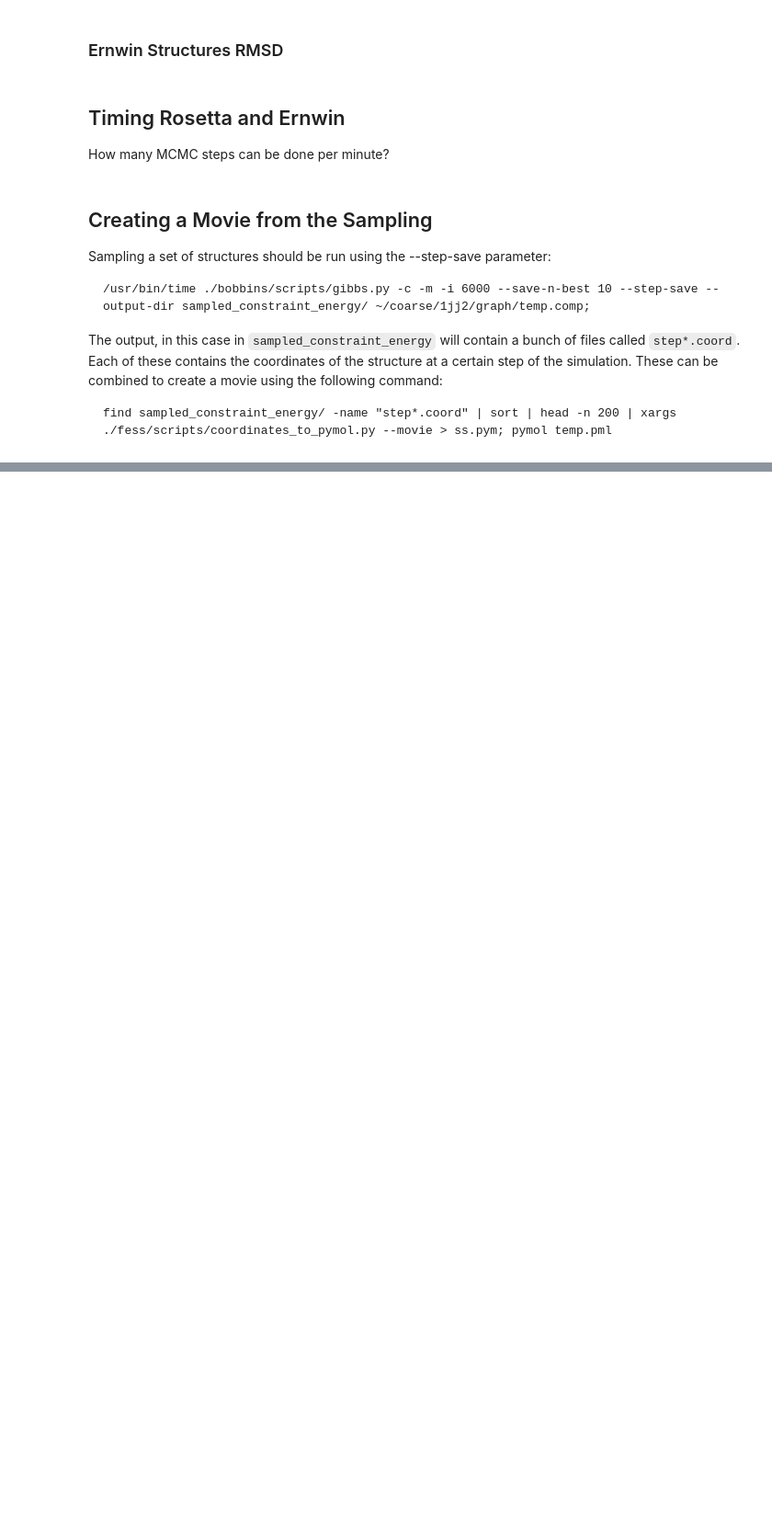
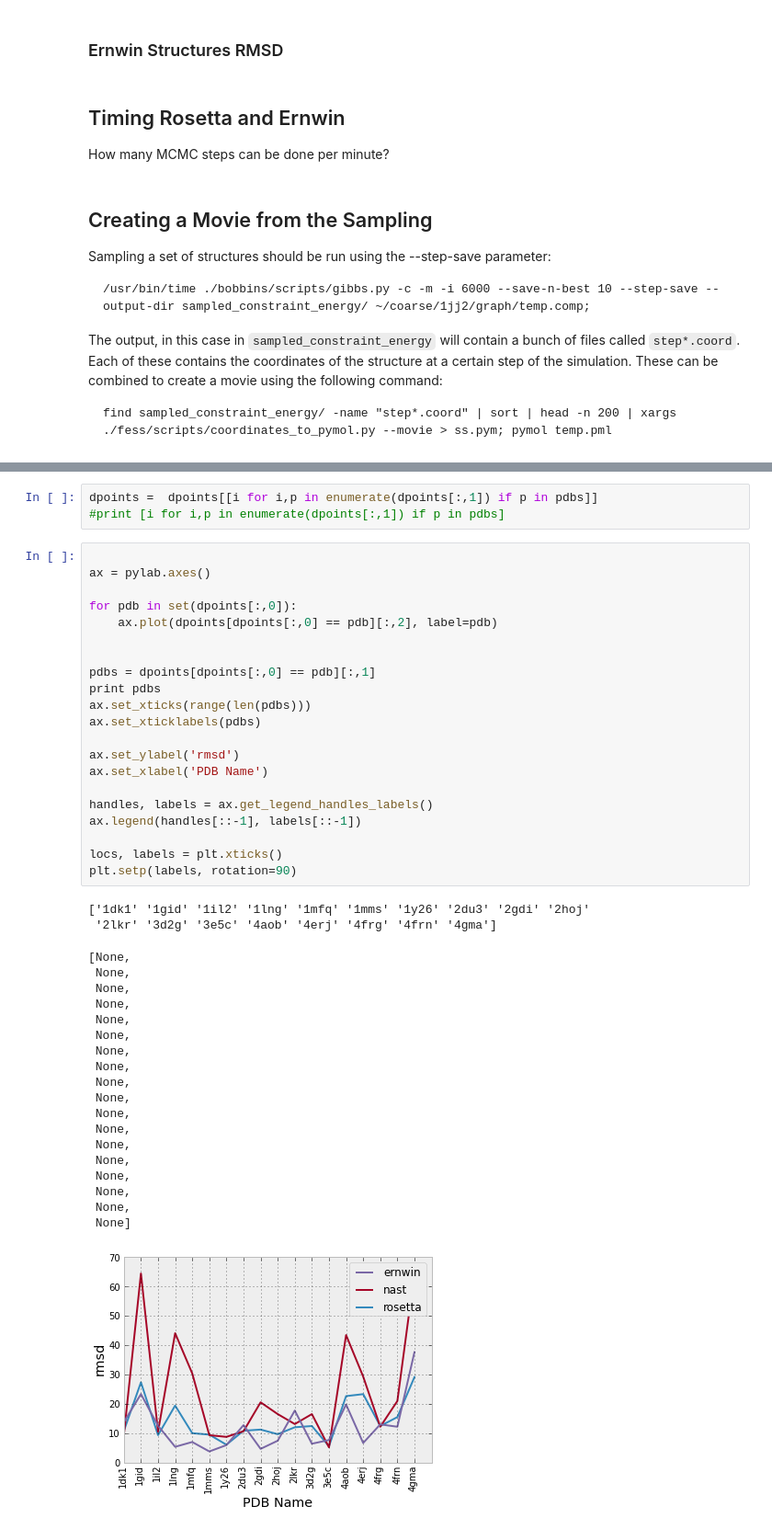
Before and after one commit to ViennaRNA/ernwin, a Jupyter notebook: ipy_notebook_ernwin.ipynb, the cells around one changed output, grey strips where cells are left out. Shown at 92% size. Saved outputs shown, nothing was run; the diff lists cells and outputs as text; blank space fills up the shorter version.

Commit message:
RMSD analysis stuff

```diff
--- a/ipy_notebook_ernwin.ipynb
+++ b/ipy_notebook_ernwin.ipynb
@@ -819,0 +984,46 @@ The output, in this case in `sampled_constraint_energy` will contain a bunch of
+# %%
+dpoints =  dpoints[[i for i,p in enumerate(dpoints[:,1]) if p in pdbs]]
+#print [i for i,p in enumerate(dpoints[:,1]) if p in pdbs]
+# %%
+
+ax = pylab.axes()
+
+for pdb in set(dpoints[:,0]):
+    ax.plot(dpoints[dpoints[:,0] == pdb][:,2], label=pdb)
+
+
+pdbs = dpoints[dpoints[:,0] == pdb][:,1]
+print pdbs
+ax.set_xticks(range(len(pdbs)))
+ax.set_xticklabels(pdbs)
+
+ax.set_ylabel('rmsd')
+ax.set_xlabel('PDB Name')
+
+handles, labels = ax.get_legend_handles_labels()
+ax.legend(handles[::-1], labels[::-1])
+
+locs, labels = plt.xticks()
+plt.setp(labels, rotation=90)
+# %% [output]
+['1dk1' '1gid' '1il2' '1lng' '1mfq' '1mms' '1y26' '2du3' '2gdi' '2hoj'
+ '2lkr' '3d2g' '3e5c' '4aob' '4erj' '4frg' '4frn' '4gma']
+[None,
+ None,
+ None,
+ None,
+ None,
+ None,
+ None,
+ None,
+ None,
+ None,
+ None,
+ None,
+ None,
+ None,
+ None,
+ None,
+ None,
+ None]
+[figure, added]
```
Also changed, not shown: parts of 15 cells of this notebook, 5 other files.
